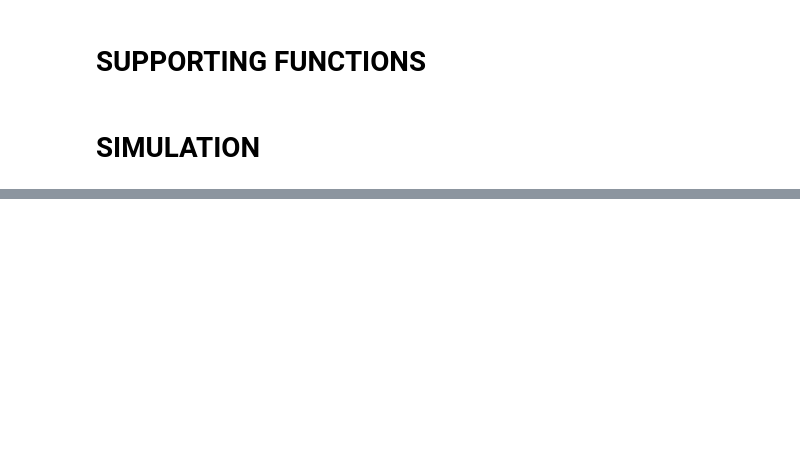
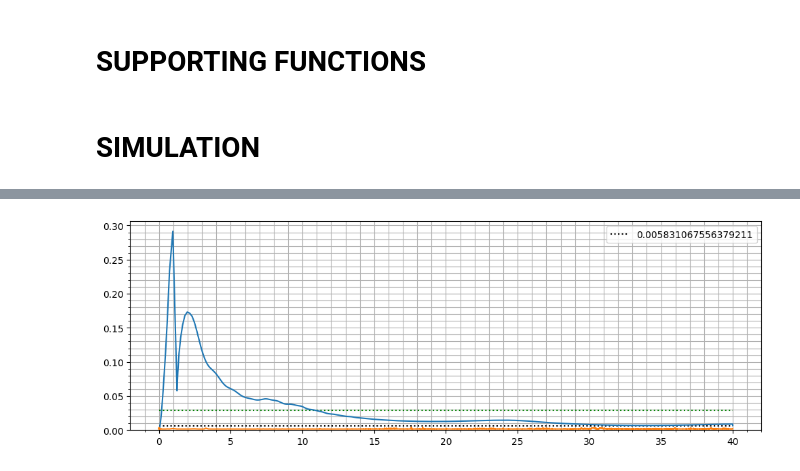
Before and after one commit to Annika-wyt/annika, a Jupyter notebook: ricatti_rk45.ipynb, the cells around one changed output, grey strips where cells are left out. Saved outputs shown, nothing was run; the diff lists cells and outputs as text; code cells hidden in the pictures; blank space fills up the shorter version.

```diff
--- a/ricatti_rk45.ipynb
+++ b/ricatti_rk45.ipynb
@@ -619,0 +745,14 @@ plt.show()
+# %%
+figure = plt.figure(figsize=(12,4))
+
+plt.plot(solt[:-1], dttemp)
+# plt.plot(solt, np.array(plot_act_p)-np.array(plot_est_p), label=["x", "y", "z"], marker='o', markersize=0.2)
+plt.hlines(y=bins[1], xmin=0, xmax=40, color='green', linestyles='dotted')
+plt.hlines(y=bins2[2], xmin=0, xmax=40, color='black', linestyles='dotted', label=bins2[2])
+plt.plot(solt[:-1], caltime)
+plt.minorticks_on()
+plt.ylim(0)
+plt.legend()
+plt.grid(which='both')
+# %% [output]
+[figure, added]
```
Also changed, not shown: parts of 9 cells of this notebook.
